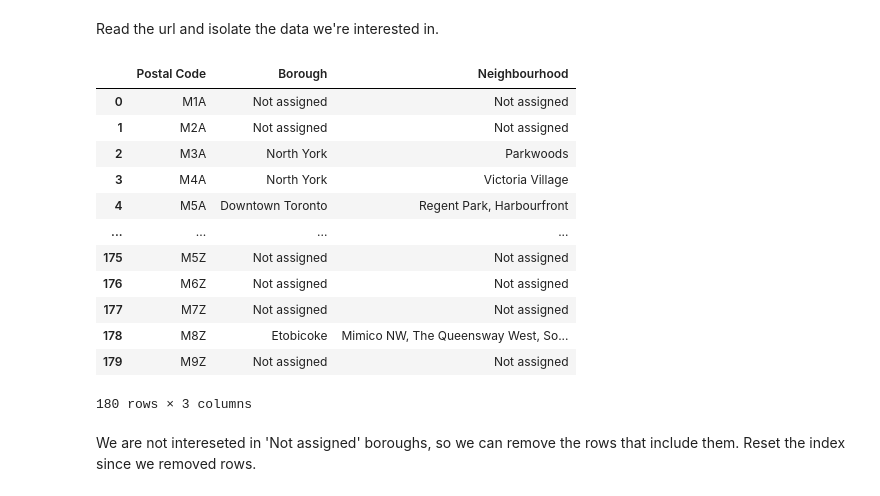
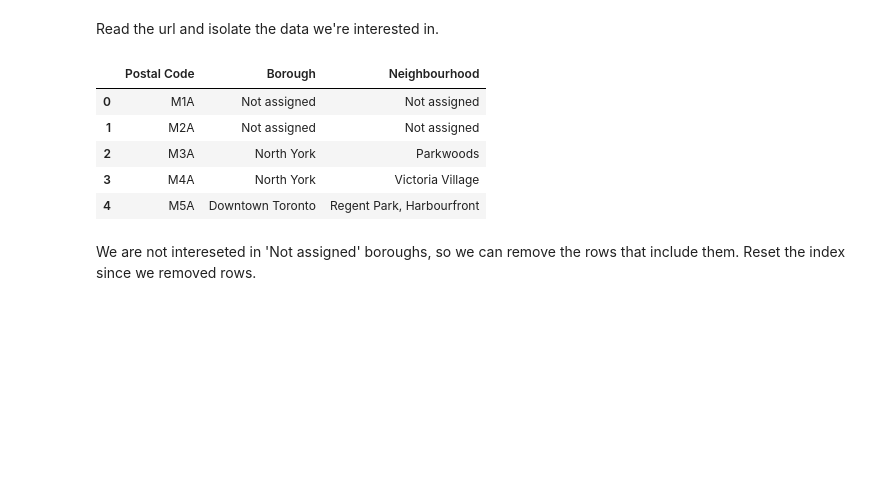
Before and after one commit to mingusknoxwhite/Coursera_Capstone, a Jupyter notebook: scripts/TorontoNeighborhoods.ipynb, the cells around one changed output. Drawn from its saved outputs; the diff is of its cells as text; code cells hidden in the pictures; blank space fills up the shorter version.

Commit message:
Created clusters and examined them

```diff
--- a/scripts/TorontoNeighborhoods.ipynb
+++ b/scripts/TorontoNeighborhoods.ipynb
@@ -4,10 +4,24 @@
 Download and import any libraries we'll need.
 # %%
 #import sys
-#!{sys.executable} -m pip install geocoder
+#!{sys.executable} -m pip install matplotlib
 import numpy as np
 import pandas as pd
+pd.set_option('display.max_columns', None)
+pd.set_option('display.max_rows', None)
+
 import geocoder
+import folium
+
+import requests
+import json
+
+from sklearn.cluster import KMeans
+
+import matplotlib.cm as cm
+import matplotlib.colors as colors
+
+from IPython.display import display
 # %% [markdown]
 ### Part 1: Create DataFrame of Toronto, Ontario Postal Codes
 # %% [markdown]
@@ -22,21 +36,14 @@ Read the url and isolate the data we're interested in.
 # %%
 data = pd.read_html(url)
 df = data[0]
-df
+df.head()
 # %% [output]
 |  | Postal Code | Borough | Neighbourhood |
 | 0 | M1A | Not assigned | Not assigned |
 | 1 | M2A | Not assigned | Not assigned |
 | 2 | M3A | North York | Parkwoods |
 | 3 | M4A | North York | Victoria Village |
 | 4 | M5A | Downtown Toronto | Regent Park, Harbourfront |
-| ... | ... | ... | ... |
-| 175 | M5Z | Not assigned | Not assigned |
-| 176 | M6Z | Not assigned | Not assigned |
-| 177 | M7Z | Not assigned | Not assigned |
-| 178 | M8Z | Etobicoke | Mimico NW, The Queensway West, So... |
-| 179 | M9Z | Not assigned | Not assigned |
-180 rows × 3 columns
 # %% [markdown]
 We are not intereseted in 'Not assigned' boroughs, so we can remove the rows that include them.
 Reset the index since we removed rows.
```
Also changed, not shown: parts of 46 cells of this notebook.
